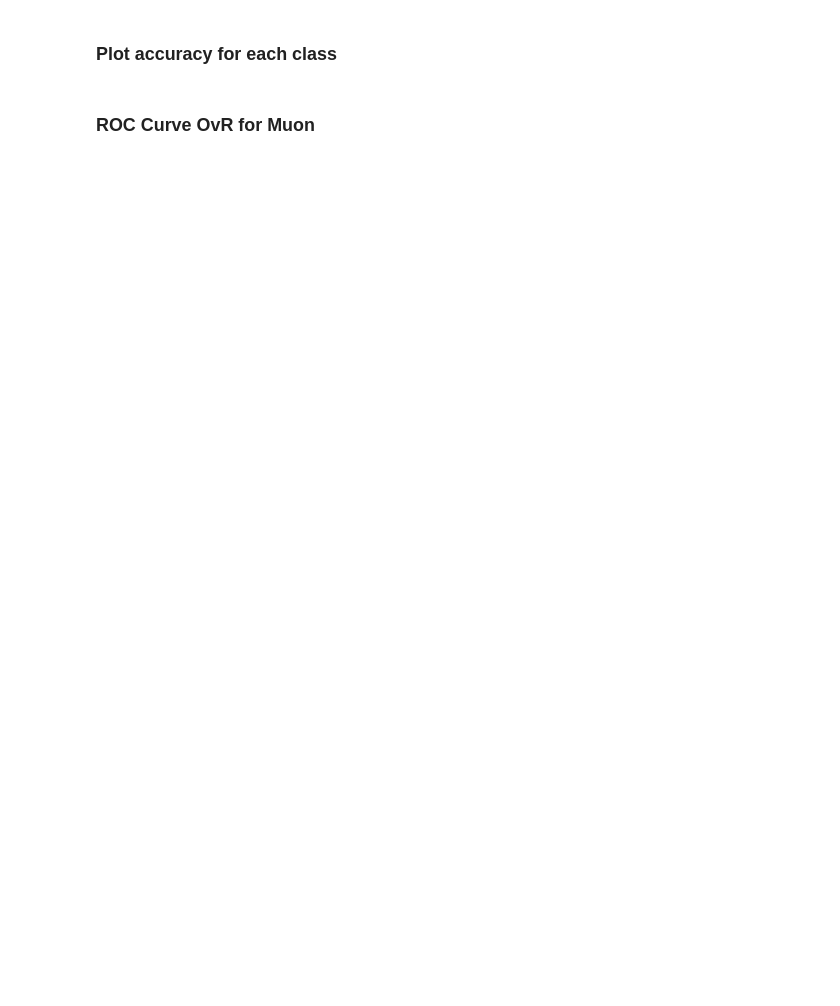
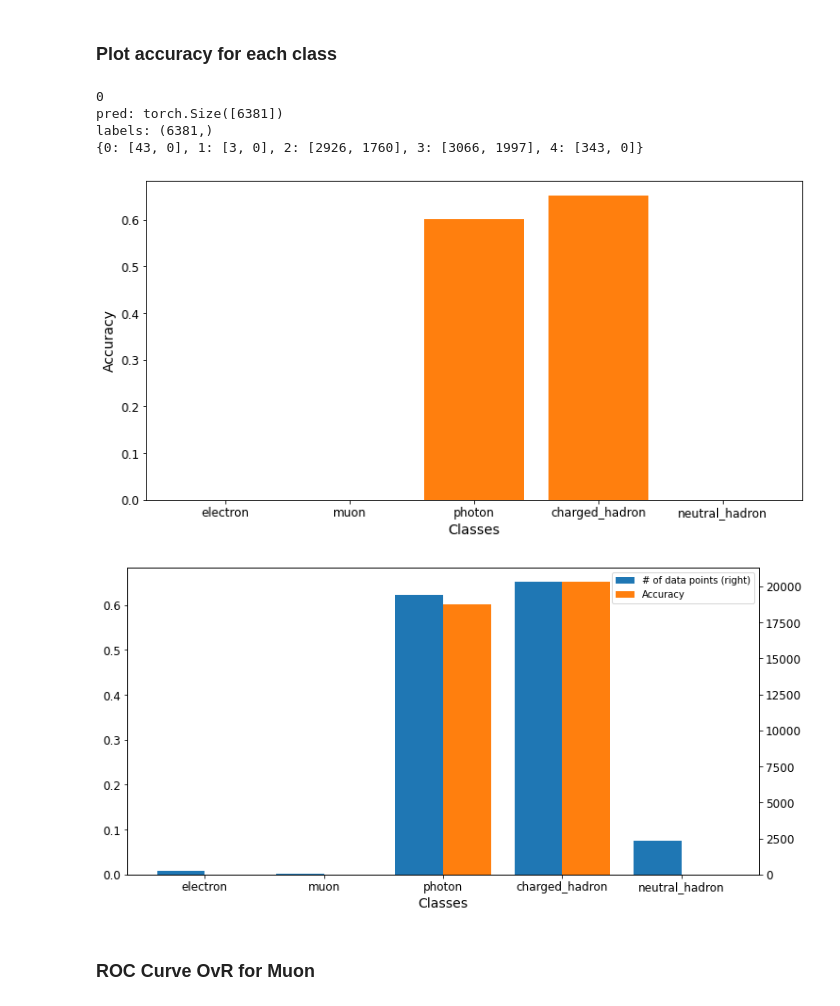
Before and after one commit to JavierZhao/semi-supervised-tests, a Jupyter notebook: Jupyter/ssl_tests_train_model.ipynb, the cells around one changed output. Saved outputs shown, nothing was run; the diff lists cells and outputs as text; code cells hidden in the pictures; blank space fills up the shorter version.

```diff
--- a/Jupyter/ssl_tests_train_model.ipynb
+++ b/Jupyter/ssl_tests_train_model.ipynb
@@ -254,3 +316,21 @@ plot_class_balance_and_accuracy(class_dict, labels_testing, PDG_CLASSES, pred)
+# %%
+for i, data in enumerate(val_loader):
+    data = data.cuda()
+    print(i)
+    if i == 0:
+        labels_val = data.y[supervision_mask].cpu().numpy()
+    else:
+        labels_val = np.concatenate(labels_val, data.y[supervision_mask].cpu().numpy())
+    print(f"pred: {pred.shape}")
+    print(f"labels: {labels_val.shape}")
+plot_class_balance_and_accuracy(class_dict, labels_val, PDG_CLASSES, pred)
+# %% [output]
+0
+pred: torch.Size([6381])
+labels: (6381,)
+{0: [43, 0], 1: [3, 0], 2: [2926, 1760], 3: [3066, 1997], 4: [343, 0]}
+[figure, added]
+[figure, added]
 # %% [markdown]
 ### ROC Curve OvR for Muon
 # %%
```
Also changed, not shown: parts of 20 cells of this notebook.
